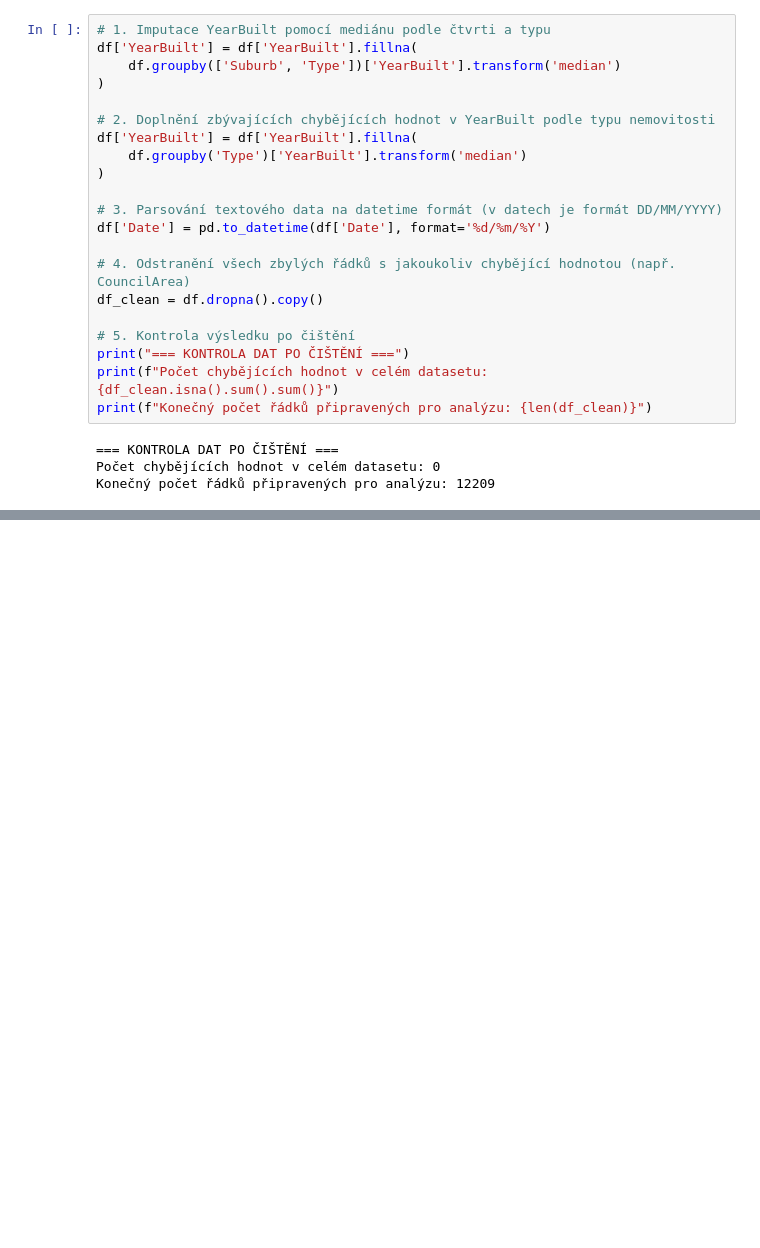
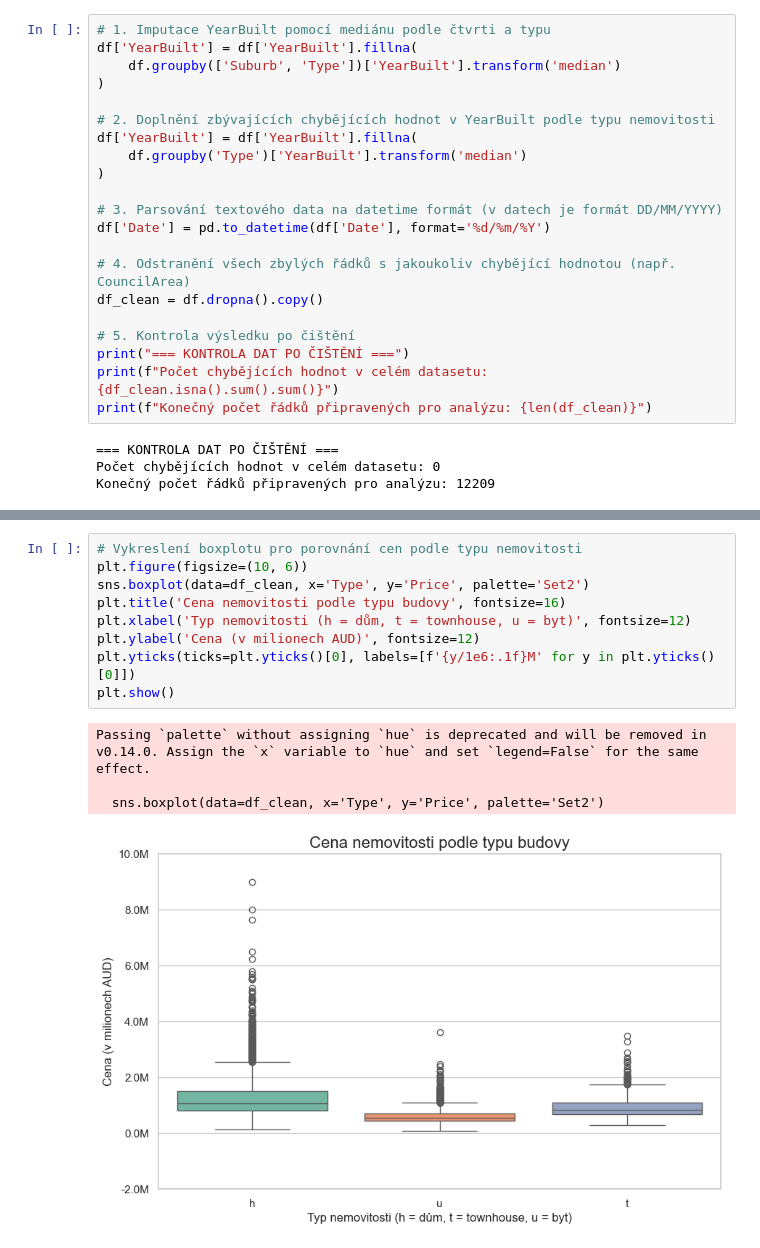
Before and after one commit to kassdiana/zsu, a Jupyter notebook: project/KAS0301_Project_Part1.ipynb, the cells around one changed output, grey strips where cells are left out. Saved outputs shown, nothing was run; the diff lists cells and outputs as text; blank space fills up the shorter version.

```diff
--- a/project/KAS0301_Project_Part1.ipynb
+++ b/project/KAS0301_Project_Part1.ipynb
@@ -161,0 +222,14 @@ Konečný počet řádků připravených pro analýzu: 12209
+# %%
+# Vykreslení boxplotu pro porovnání cen podle typu nemovitosti
+plt.figure(figsize=(10, 6))
+sns.boxplot(data=df_clean, x='Type', y='Price', palette='Set2')
+plt.title('Cena nemovitosti podle typu budovy', fontsize=16)
+plt.xlabel('Typ nemovitosti (h = dům, t = townhouse, u = byt)', fontsize=12)
+plt.ylabel('Cena (v milionech AUD)', fontsize=12)
+plt.yticks(ticks=plt.yticks()[0], labels=[f'{y/1e6:.1f}M' for y in plt.yticks()[0]])
+plt.show()
+# %% [output]
+Passing `palette` without assigning `hue` is deprecated and will be removed in v0.14.0. Assign the `x` variable to `hue` and set `legend=False` for the same effect.
+
+  sns.boxplot(data=df_clean, x='Type', y='Price', palette='Set2')
+[figure, added]
```
Also changed, not shown: parts of 16 cells of this notebook.
